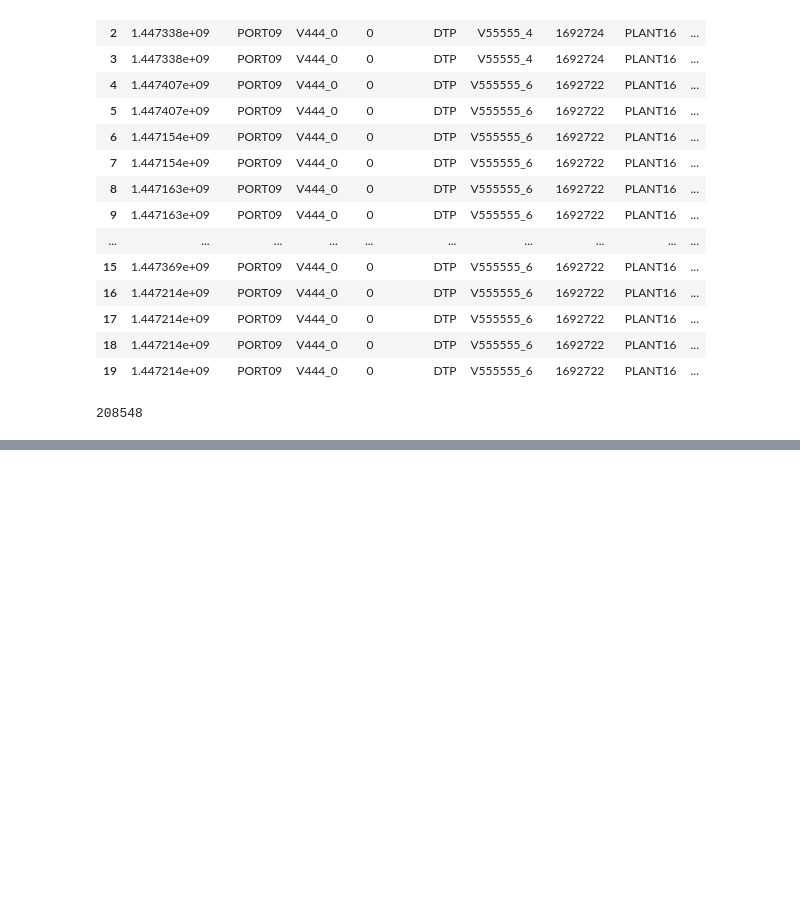
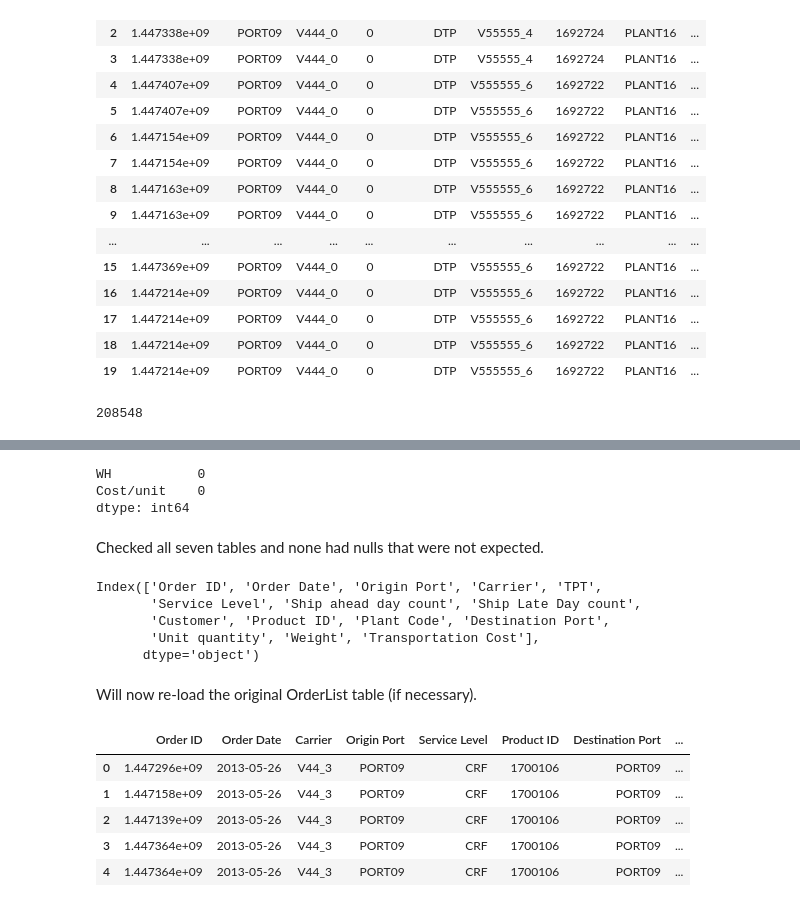
Before and after one commit to bravo-joe/supply-chain-optimization, a Jupyter notebook: notebooks/prototype_notebook.ipynb, the cells around one changed output, grey strips where cells are left out. Drawn from its saved outputs; the diff is of its cells as text; code cells hidden in the pictures; blank space fills up the shorter version.

```diff
--- a/notebooks/prototype_notebook.ipynb
+++ b/notebooks/prototype_notebook.ipynb
@@ -452,0 +559,18 @@ len(merged_data)
+# %%
+wh_costs.isnull().sum()
+# %% [output]
+WH           0
+Cost/unit    0
+dtype: int64
+# %% [markdown]
+Checked all seven tables and none had nulls that were not expected.
+# %%
+order_list.columns
+# %% [output]
+Index(['Order ID', 'Order Date', 'Origin Port', 'Carrier', 'TPT',
+       'Service Level', 'Ship ahead day count', 'Ship Late Day count',
+       'Customer', 'Product ID', 'Plant Code', 'Destination Port',
+       'Unit quantity', 'Weight', 'Transportation Cost'],
+      dtype='object')
+# %% [markdown]
+Will now re-load the original OrderList table (if necessary).
@@ -452,0 +579,21 @@ len(merged_data)
+# %%
+raw_data = order_list[[
+    'Order ID',
+    'Order Date',
+    'Carrier',
+    'Origin Port',
+    'Service Level',
+    'Product ID',
+    # 'Plant Code',
+    'Destination Port',
+    'Unit quantity',
+    'Weight'
+]]
+raw_data.head()
+# %% [output]
+|  | Order ID | Order Date | Carrier | Origin Port | Service Level | Product ID | Destination Port | ... |
+| 0 | 1.447296e+09 | 2013-05-26 | V44_3 | PORT09 | CRF | 1700106 | PORT09 | ... |
+| 1 | 1.447158e+09 | 2013-05-26 | V44_3 | PORT09 | CRF | 1700106 | PORT09 | ... |
+| 2 | 1.447139e+09 | 2013-05-26 | V44_3 | PORT09 | CRF | 1700106 | PORT09 | ... |
+| 3 | 1.447364e+09 | 2013-05-26 | V44_3 | PORT09 | CRF | 1700106 | PORT09 | ... |
+| 4 | 1.447364e+09 | 2013-05-26 | V44_3 | PORT09 | CRF | 1700106 | PORT09 | ... |
```
Also changed, not shown: parts of 38 cells of this notebook.
